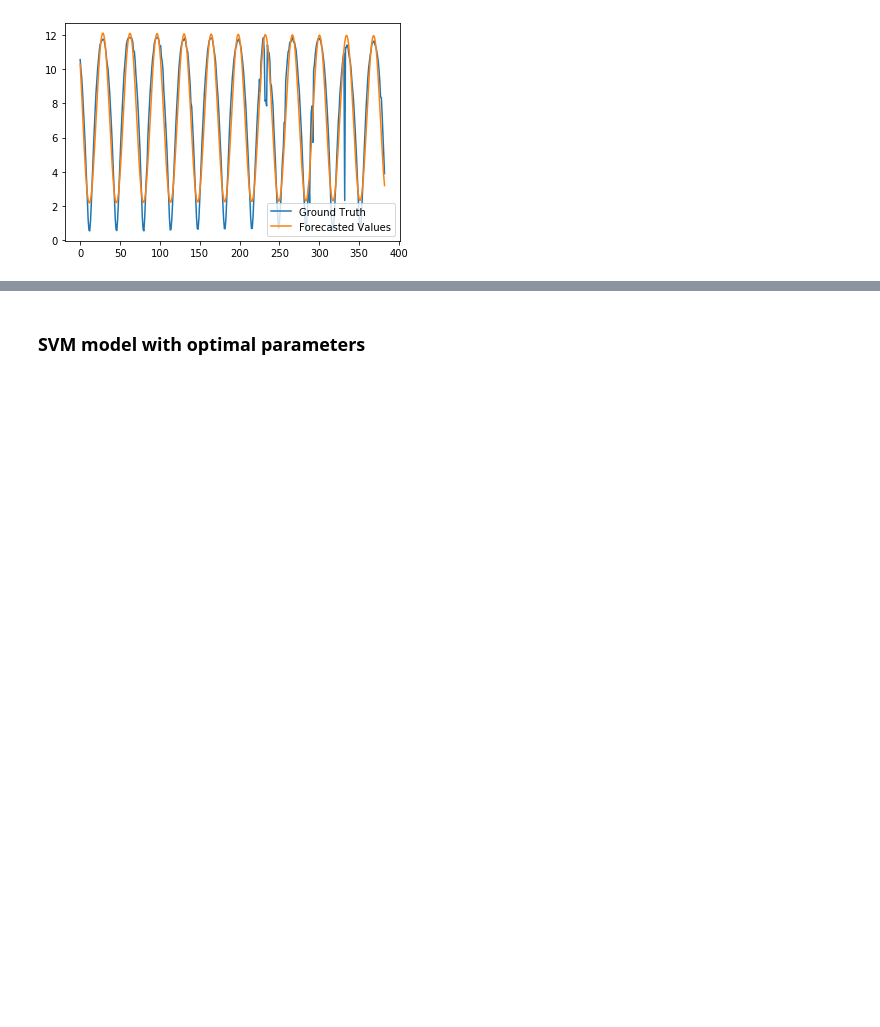
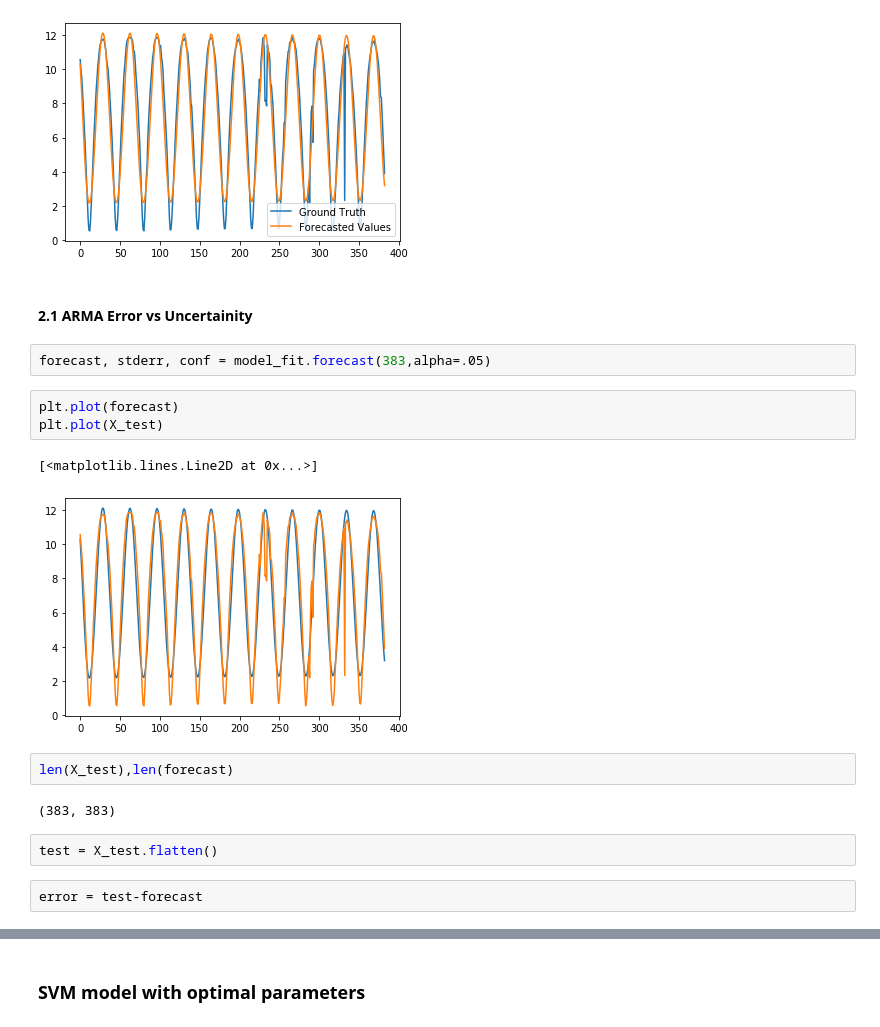
Before and after one commit to kkaran0908/Energy-Analysis, a Jupyter notebook: COMPARISON BETWEEN ALL MODELS (ARMA, GPR, SVR).ipynb, the cells around one changed output, grey strips where cells are left out. Cells and saved outputs as stored; diff of their text form; blank space fills up the shorter version.

```diff
--- a/COMPARISON BETWEEN ALL MODELS (ARMA, GPR, SVR).ipynb
+++ b/COMPARISON BETWEEN ALL MODELS (ARMA, GPR, SVR).ipynb
@@ -185,3 +185,21 @@ plt.legend(["Ground Truth","Forecasted Values"])
 # %% [output]
 <matplotlib.legend.Legend at 0x...>
 [figure]
+# %% [markdown]
+#### 2.1 ARMA Error vs Uncertainity
+# %%
+forecast, stderr, conf = model_fit.forecast(383,alpha=.05)
+# %%
+plt.plot(forecast)
+plt.plot(X_test)
+# %% [output]
+[<matplotlib.lines.Line2D at 0x...>]
+[figure, added]
+# %%
+len(X_test),len(forecast)
+# %% [output]
+(383, 383)
+# %%
+test = X_test.flatten()
+# %%
+error = test-forecast
```
Also changed, not shown: parts of 10 cells of this notebook.
